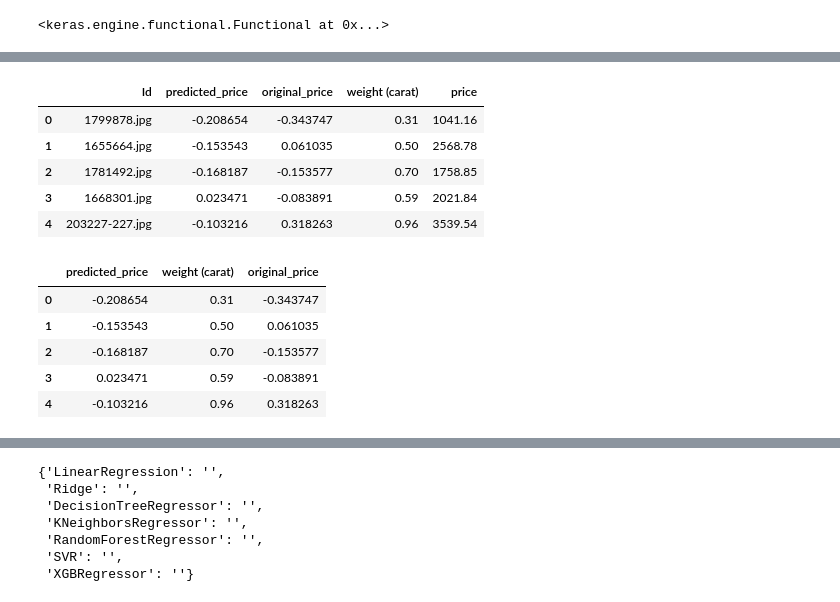
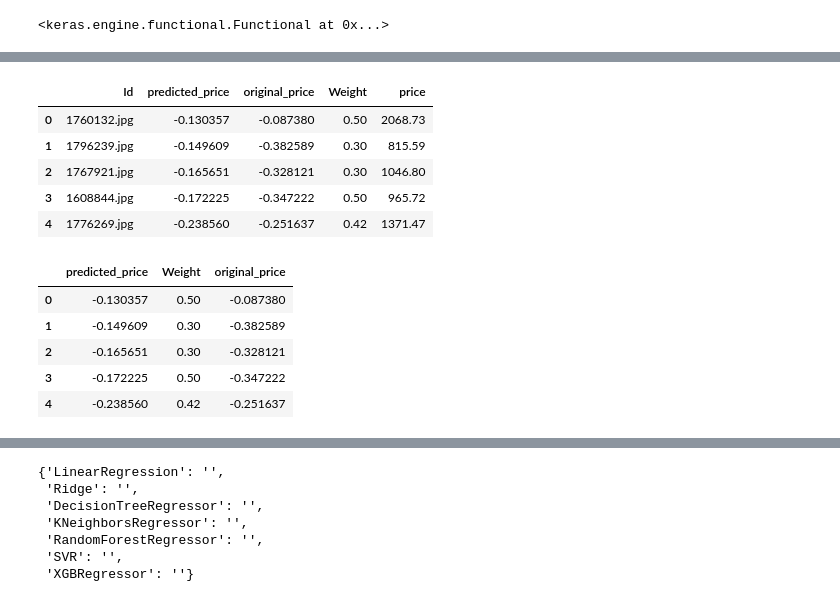
Before and after one commit to RogerPerello/Machine_learning-diamonds, a Jupyter notebook: src/notebooks/project/8_model_optimization_image.ipynb, the cells around one changed output, grey strips where cells are left out. Saved outputs shown, nothing was run; the diff lists cells and outputs as text; code cells hidden in the pictures.

```diff
--- a/src/notebooks/project/8_model_optimization_image.ipynb
+++ b/src/notebooks/project/8_model_optimization_image.ipynb
@@ -32,9 +40,9 @@ from utils.functions import *
 # %%
-processed_images_path = r'data\processed\images'
-df_images_data_original = pd.read_csv(r'data\processed\images_data_processed.csv')
+# processed_images_path = r'data\processed\images'
+# df_images_data_original = pd.read_csv(r'data\processed\images_data_processed.csv')
 
-# df_images_data_original = pd.read_csv('/content/gdrive/My Drive/images_data_processed.csv')
-# processed_images_path = r'/content/gdrive/My Drive/images'
+df_images_data_original = pd.read_csv('/content/gdrive/My Drive/images_data_processed.csv')
+processed_images_path = r'/content/gdrive/My Drive/images'
 
 df_images_data_original.head()
 # %% [output]
@@ -501,7 +511,7 @@ model_cnn
 # %%
 df_images_data = df_images_data_original.copy()
 
-df_images_data = df_images_data[['Id', 'weight (carat)', 'price']]
+df_images_data = df_images_data[['Id', 'Weight', 'price']]
 
 df_images_data['Id'] = df_images_data['Id'].apply(lambda x: x + '.jpg')
 
@@ -543,20 +553,20 @@ df_images_weight = pd.merge(df_images_weight, df_images_data, on=['Id'], how='le
 
 df_images_weight.head()
 # %% [output]
-|  | Id | predicted_price | original_price | weight (carat) | price |
-| 0 | 1799878.jpg | -0.208654 | -0.343747 | 0.31 | 1041.16 |
-| 1 | 1655664.jpg | -0.153543 | 0.061035 | 0.50 | 2568.78 |
-| 2 | 1781492.jpg | -0.168187 | -0.153577 | 0.70 | 1758.85 |
-| 3 | 1668301.jpg | 0.023471 | -0.083891 | 0.59 | 2021.84 |
-| 4 | 203227-227.jpg | -0.103216 | 0.318263 | 0.96 | 3539.54 |
+|  | Id | predicted_price | original_price | Weight | price |
+| 0 | 1760132.jpg | -0.130357 | -0.087380 | 0.50 | 2068.73 |
+| 1 | 1796239.jpg | -0.149609 | -0.382589 | 0.30 | 815.59 |
+| 2 | 1767921.jpg | -0.165651 | -0.328121 | 0.30 | 1046.80 |
+| 3 | 1608844.jpg | -0.172225 | -0.347222 | 0.50 | 965.72 |
+| 4 | 1776269.jpg | -0.238560 | -0.251637 | 0.42 | 1371.47 |
 # %%
-df_images_weight = df_images_weight[['predicted_price', 'weight (carat)', 'original_price']]
+df_images_weight = df_images_weight[['predicted_price', 'Weight', 'original_price']]
 
 df_images_weight.head()
 # %% [output]
-|  | predicted_price | weight (carat) | original_price |
-| 0 | -0.208654 | 0.31 | -0.343747 |
-| 1 | -0.153543 | 0.50 | 0.061035 |
-| 2 | -0.168187 | 0.70 | -0.153577 |
-| 3 | 0.023471 | 0.59 | -0.083891 |
-| 4 | -0.103216 | 0.96 | 0.318263 |
+|  | predicted_price | Weight | original_price |
+| 0 | -0.130357 | 0.50 | -0.087380 |
+| 1 | -0.149609 | 0.30 | -0.382589 |
+| 2 | -0.165651 | 0.30 | -0.328121 |
+| 3 | -0.172225 | 0.50 | -0.347222 |
+| 4 | -0.238560 | 0.42 | -0.251637 |
```
Also changed, not shown: parts of 30 cells of this notebook, 2 other files.
